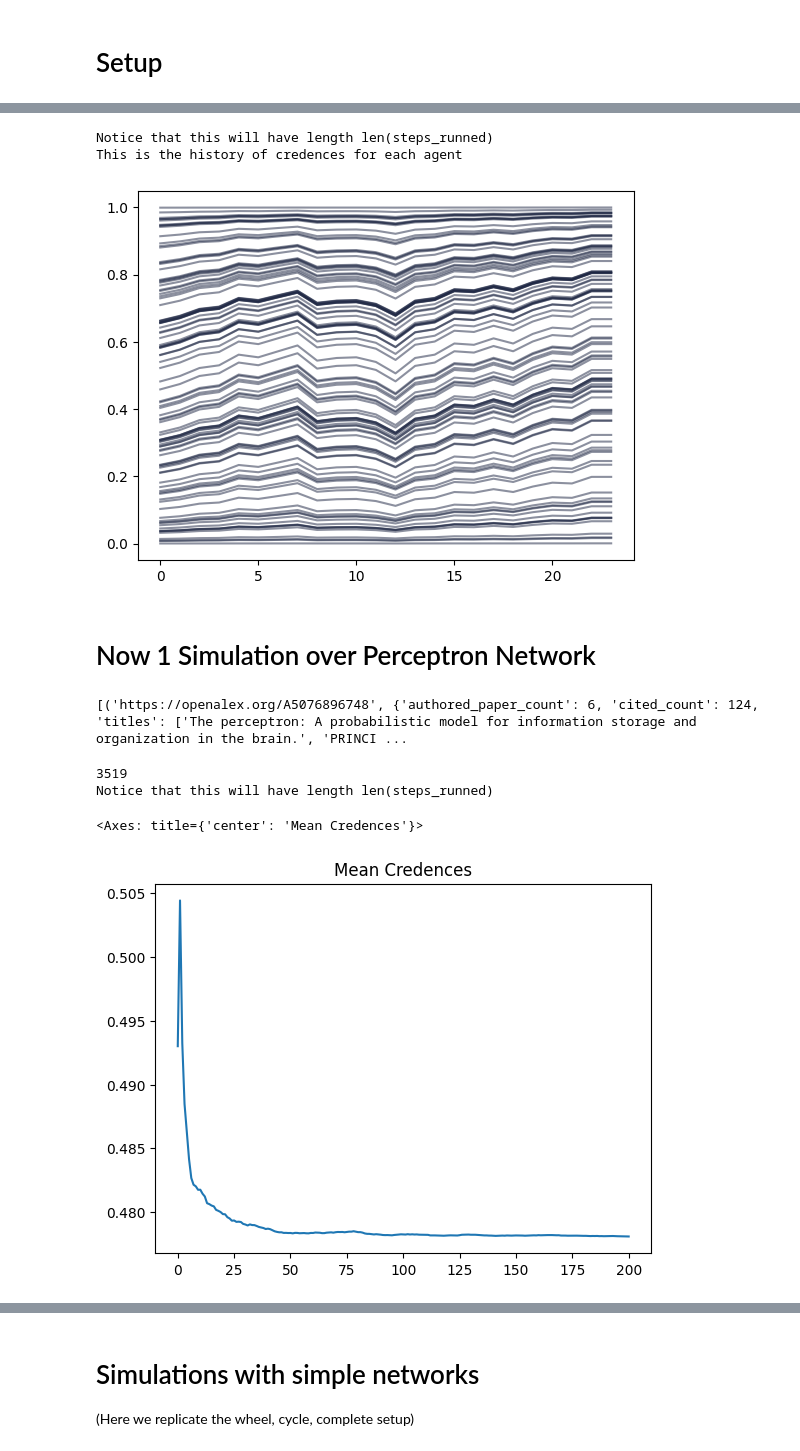
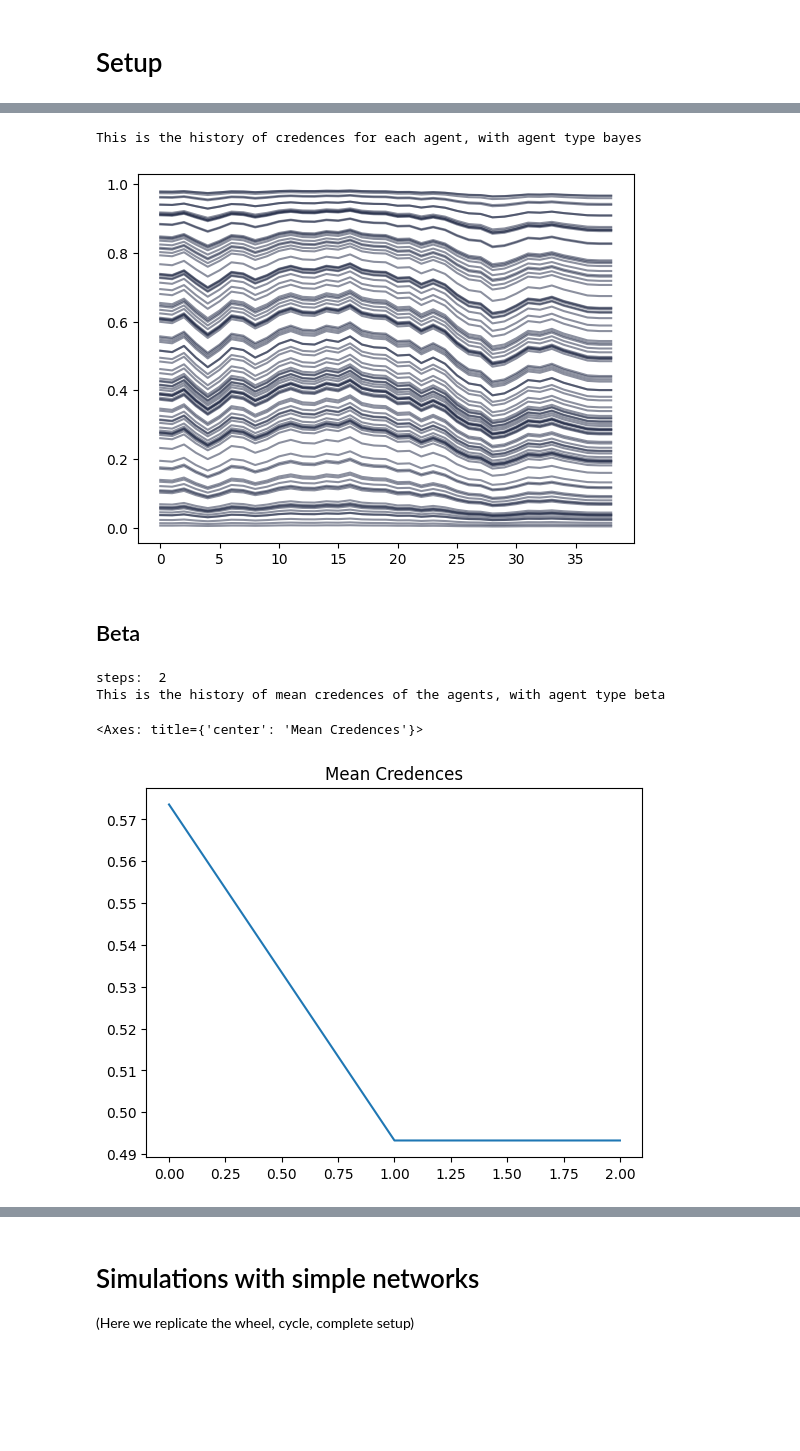
Before and after one commit to IgnacioOQ/e_network_inequality, a Jupyter notebook: zollman_setup/basic_testing.ipynb, the cells around one changed output, grey strips where cells are left out. Drawn from its saved outputs; the diff is of its cells as text; code cells hidden in the pictures; blank space fills up the shorter version.

```diff
--- a/zollman_setup/basic_testing.ipynb
+++ b/zollman_setup/basic_testing.ipynb
@@ -41,11 +39,7 @@ Notice that this will have length len(steps_runned)
 # %%
-print('Notice that this will have length len(steps_runned)')
-print('This is the history of credences for each agent')
+print(f'This is the history of credences for each agent, with agent type {agent_type}')
 for agent_hist in my_model.agent_histories:
     plt.plot(agent_hist,c="#1a2340",alpha=.5)
 # %% [output]
-Notice that this will have length len(steps_runned)
-This is the history of credences for each agent
+This is the history of credences for each agent, with agent type bayes
-[figure, old version]
+[figure, new version]
-# %% [markdown]
-# Now 1 Simulation over Perceptron Network
@@ -54,18 +45,0 @@ import dill
-# %%
-# Use dill to deserialize the graph from a file
-network1 = 'getting_networks/perceptron_graph_pre_1979.pkl'
-network2 = 'getting_networks/peptic_ulcer_graph_pre_1978.pkl'
-with open(network1, 'rb') as f:
-    G_perceptron = dill.load(f)
-
-print('\n')
-print(G_perceptron.nodes(data=True))
-print('\n')
-# Create a mapping from node names to indexes
-mapping = {node: index for index, node in enumerate(G_perceptron.nodes())}
-
-# Relabel the nodes in the graph
-G_perceptron_indexed = nx.relabel_nodes(G_perceptron, mapping)
-print(G_perceptron_indexed.nodes(data=True))
-# %% [output]
-[('https://openalex.org/A5076896748', {'authored_paper_count': 6, 'cited_count': 124, 'titles': ['The perceptron: A probabilistic model for information storage and organization in the brain.', 'PRINCI ...
@@ -75,12 +46,19 @@ my_model.run_simulation(number_of_steps=200,show_bar=True) #number_of_steps is a
-# %%
-df = pd.DataFrame(my_model.agent_histories)
-print(len(df))
-mean_credences = df.mean()
-print('Notice that this will have length len(steps_runned)')
-mean_credences.plot(title='Mean Credences')
-# %% [output]
-3519
-Notice that this will have length len(steps_runned)
-<Axes: title={'center': 'Mean Credences'}>
-[figure, removed]
+# %% [markdown]
+## Beta
+# %%
+n_agents = 100
+agent_type = "beta"
+my_network = nx.complete_graph(n_agents) #create_hybrid_network(20,degree=5,p_preferential_attachment=.01)#nx.erdos_renyi_graph(n_agents, 0.009)
+my_model = Model(my_network, n_experiments=10, uncertainty=0.001,agent_type = agent_type)
+my_model.run_simulation(number_of_steps=10000,show_bar=True) #number_of_steps is a max amount
+print('steps: ',my_model.n_steps)
+df = pd.DataFrame(my_model.agent_histories)
+mean_credences = df.mean()
+print(f'This is the history of mean credences of the agents, with agent type {agent_type}')
+mean_credences.plot(title='Mean Credences')
+# %% [output]
+steps:  2
+This is the history of mean credences of the agents, with agent type beta
+<Axes: title={'center': 'Mean Credences'}>
+[figure, added]
 # %%
```
Also changed, not shown: parts of 24 cells of this notebook.
